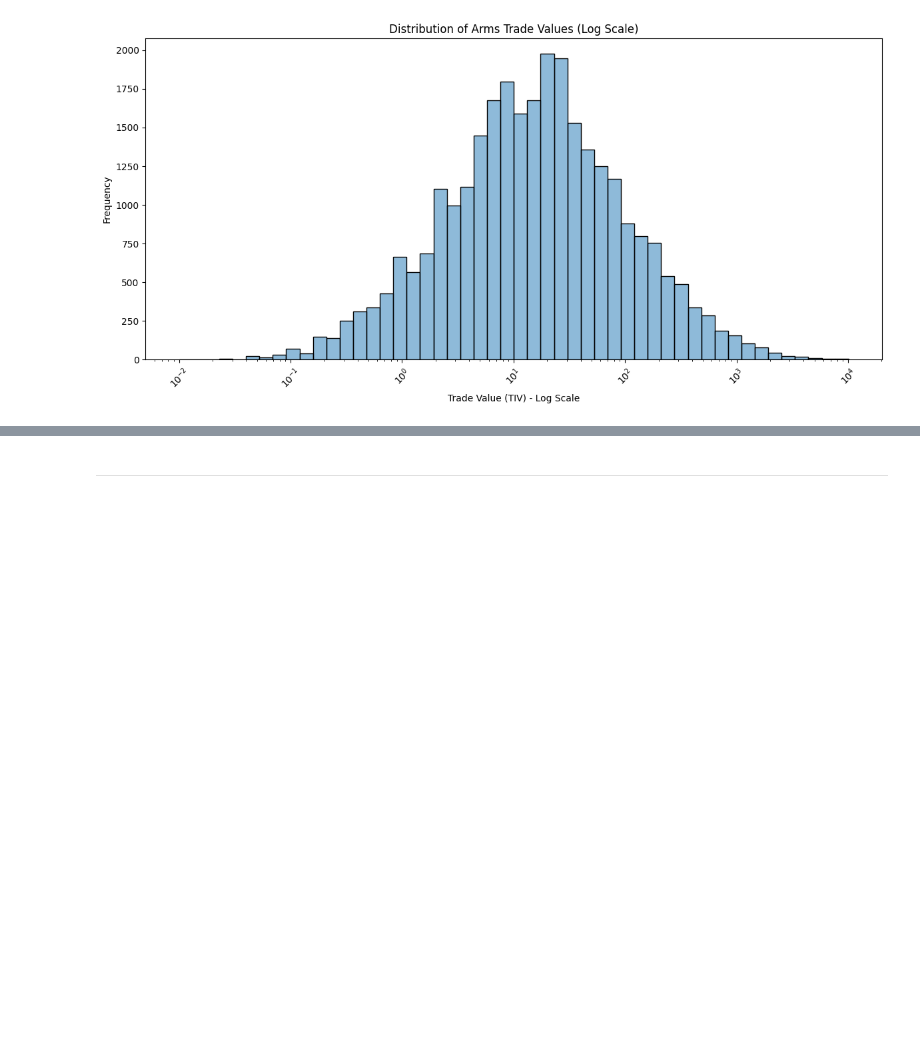
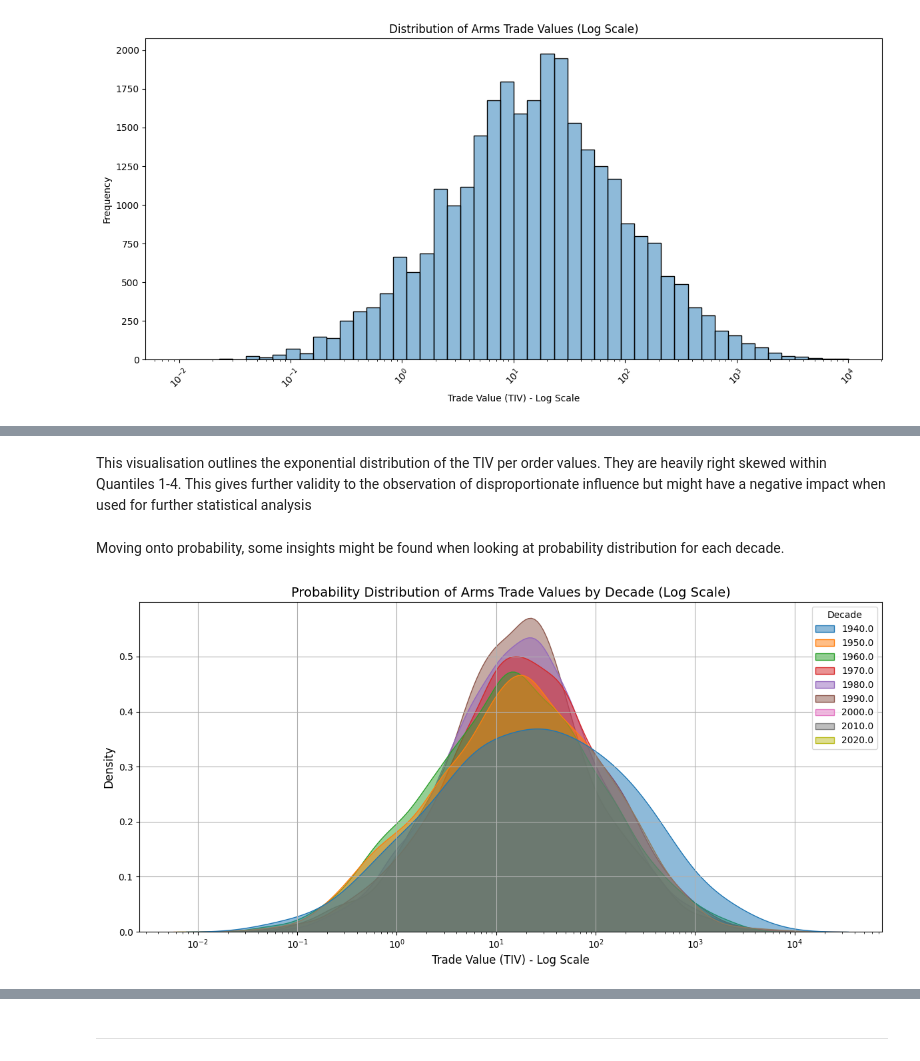
Before and after one commit to J-Bicheno/Arms-Import-Export-Analysis, a Jupyter notebook: jupyter_notebooks/Initial_Visualisation.ipynb, the cells around one changed output, grey strips where cells are left out. Cells and saved outputs as stored; diff of their text form; code cells hidden in the pictures; blank space fills up the shorter version.

```diff
--- a/jupyter_notebooks/Initial_Visualisation.ipynb
+++ b/jupyter_notebooks/Initial_Visualisation.ipynb
@@ -114,0 +120,22 @@ Next is a QQ plot to check normality compared to data before a log scale is appl
+# %% [markdown]
+This visualisation outlines the exponential distribution of the TIV per order values. They are heavily right skewed within Quantiles 1-4. This gives further validity to the observation of disproportionate influence but might have a negative impact when used for further statistical analysis
+# %% [markdown]
+Moving onto probability, some insights might be found when looking at probability distribution for each decade.
+# %%
+plt.figure(figsize=(12, 6))
+sns.kdeplot(data=arms_enhance_df,
+            x='SIPRI TIV for total order',
+            hue='Decade',
+            palette='tab10',
+            fill=True,
+            common_norm=False,
+            alpha=0.5,
+            log_scale=True)  # log scale for better visibility
+plt.title('Probability Distribution of Arms Trade Values by Decade (Log Scale)', fontsize=14)
+plt.xlabel('Trade Value (TIV) - Log Scale', fontsize=12)
+plt.ylabel('Density', fontsize=12)
+plt.grid(True)
+plt.tight_layout()
+plt.show()
+# %% [output]
+[figure, added]
```
Also changed, not shown: parts of 13 cells of this notebook.
